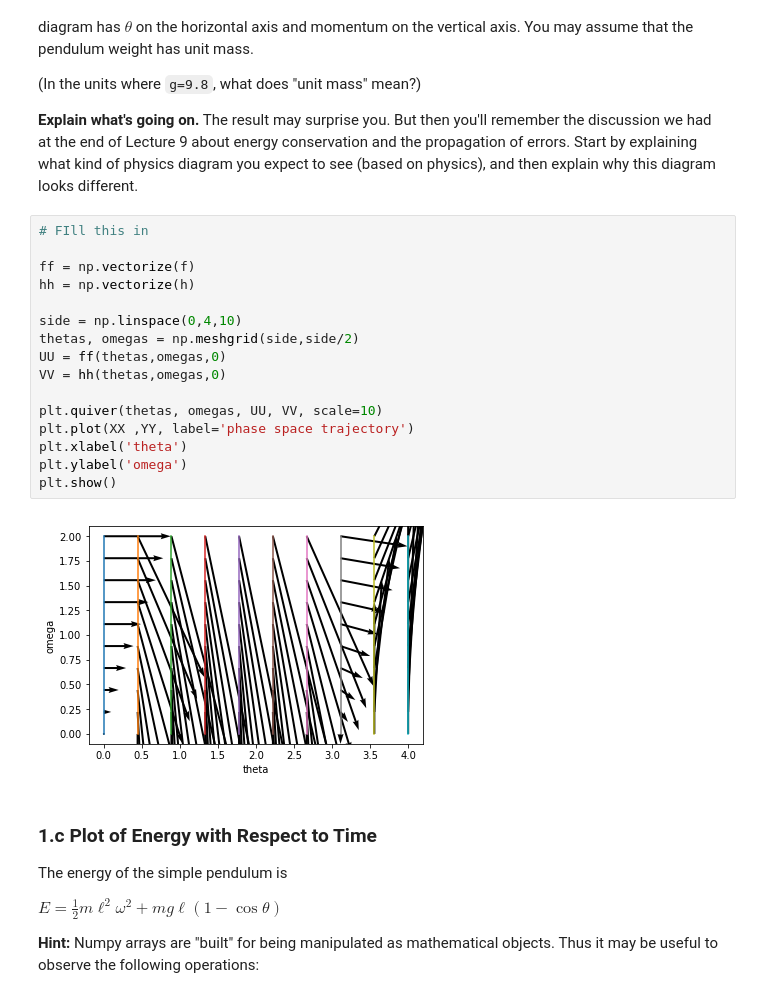
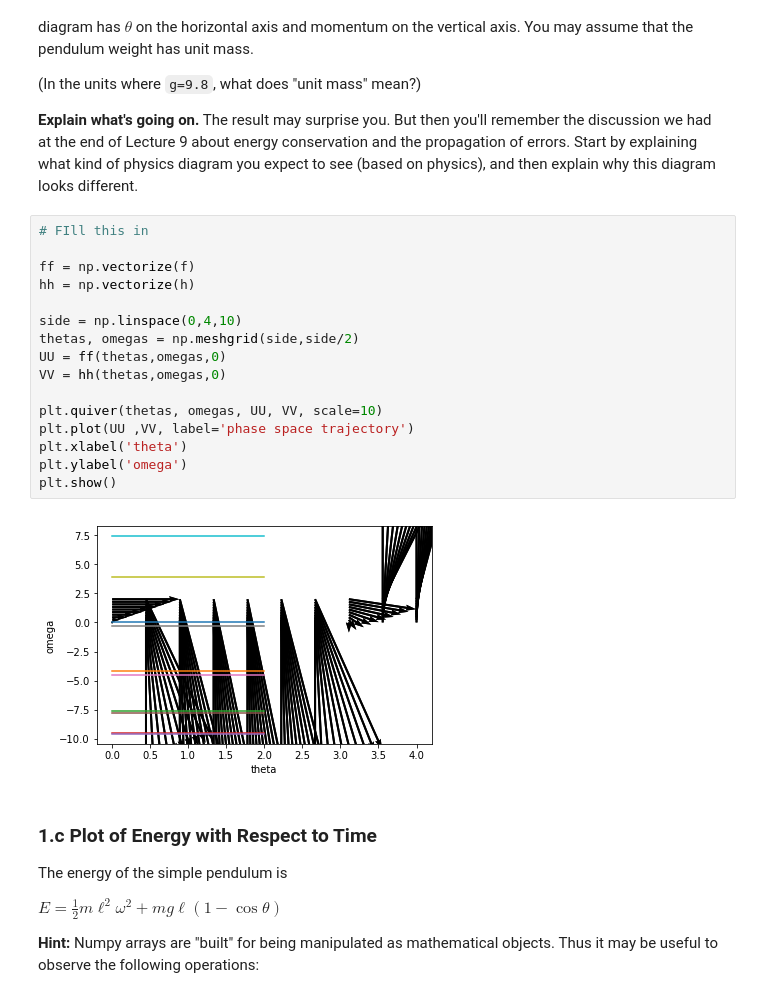
Before and after one commit to jwu047/P177_Homework04, a Jupyter notebook: Jason Wu P177 Homework04.ipynb, the cells around one changed output. Cells and saved outputs as stored; diff of their text form.

```diff
--- a/Jason Wu P177 Homework04.ipynb
+++ b/Jason Wu P177 Homework04.ipynb
@@ -143,21 +143,21 @@ Using your code (or rewriting it if necessary) from Problem 1.a, plot the **phas
 # %%
 # FIll this in
 
 ff = np.vectorize(f)
 hh = np.vectorize(h)
 
 side = np.linspace(0,4,10)
 thetas, omegas = np.meshgrid(side,side/2)
 UU = ff(thetas,omegas,0)
 VV = hh(thetas,omegas,0)
 
 plt.quiver(thetas, omegas, UU, VV, scale=10)
-plt.plot(XX ,YY, label='phase space trajectory')
+plt.plot(UU ,VV, label='phase space trajectory')
 plt.xlabel('theta')
 plt.ylabel('omega')
 plt.show()
 # %% [output]
-[figure, old version]
+[figure, new version]
 # %% [markdown]
 ### 1.c Plot of Energy with Respect to Time
 
```
Also changed, not shown: parts of 5 cells of this notebook.
